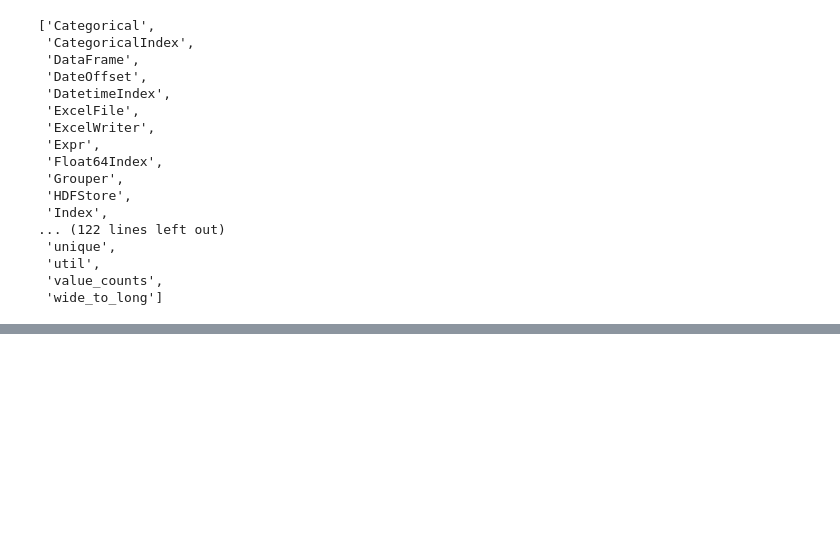
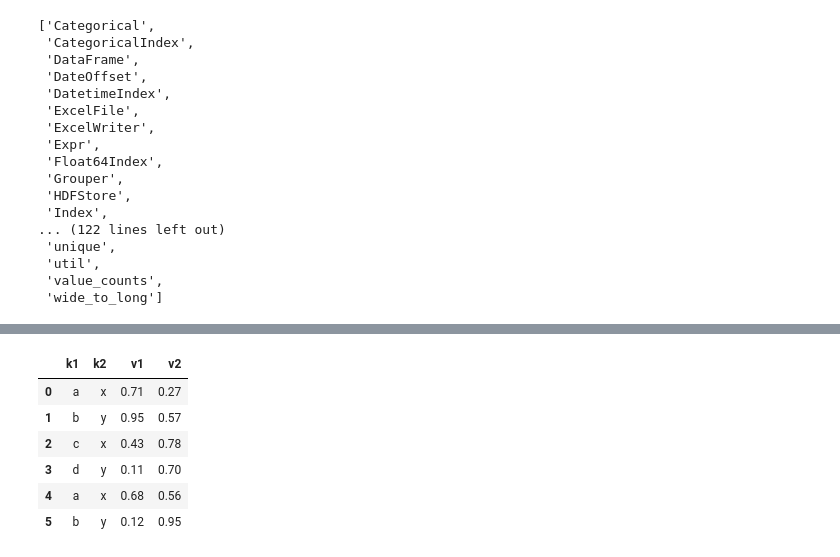
Before and after one commit to satyalvsu/Basics-python, a Jupyter notebook: Pandas Practice.ipynb, the cells around one changed output, grey strips where cells are left out. Cells and saved outputs as stored; diff of their text form; code cells hidden in the pictures; blank space fills up the shorter version.

```diff
--- a/Pandas Practice.ipynb
+++ b/Pandas Practice.ipynb
@@ -186,0 +278,12 @@ dir(pd)
+# %%
+dataframe=pd.DataFrame({'k1':list('abcd'*25),'k2':list('xy'*25+'yx'*25),
+                        'v1':np.random.rand(100).round(2),'v2':np.random.rand(100)}).round(2)
+dataframe[:6]
+# %% [output]
+|  | k1 | k2 | v1 | v2 |
+| 0 | a | x | 0.71 | 0.27 |
+| 1 | b | y | 0.95 | 0.57 |
+| 2 | c | x | 0.43 | 0.78 |
+| 3 | d | y | 0.11 | 0.70 |
+| 4 | a | x | 0.68 | 0.56 |
+| 5 | b | y | 0.12 | 0.95 |
```
Also changed, not shown: parts of 24 cells of this notebook.
